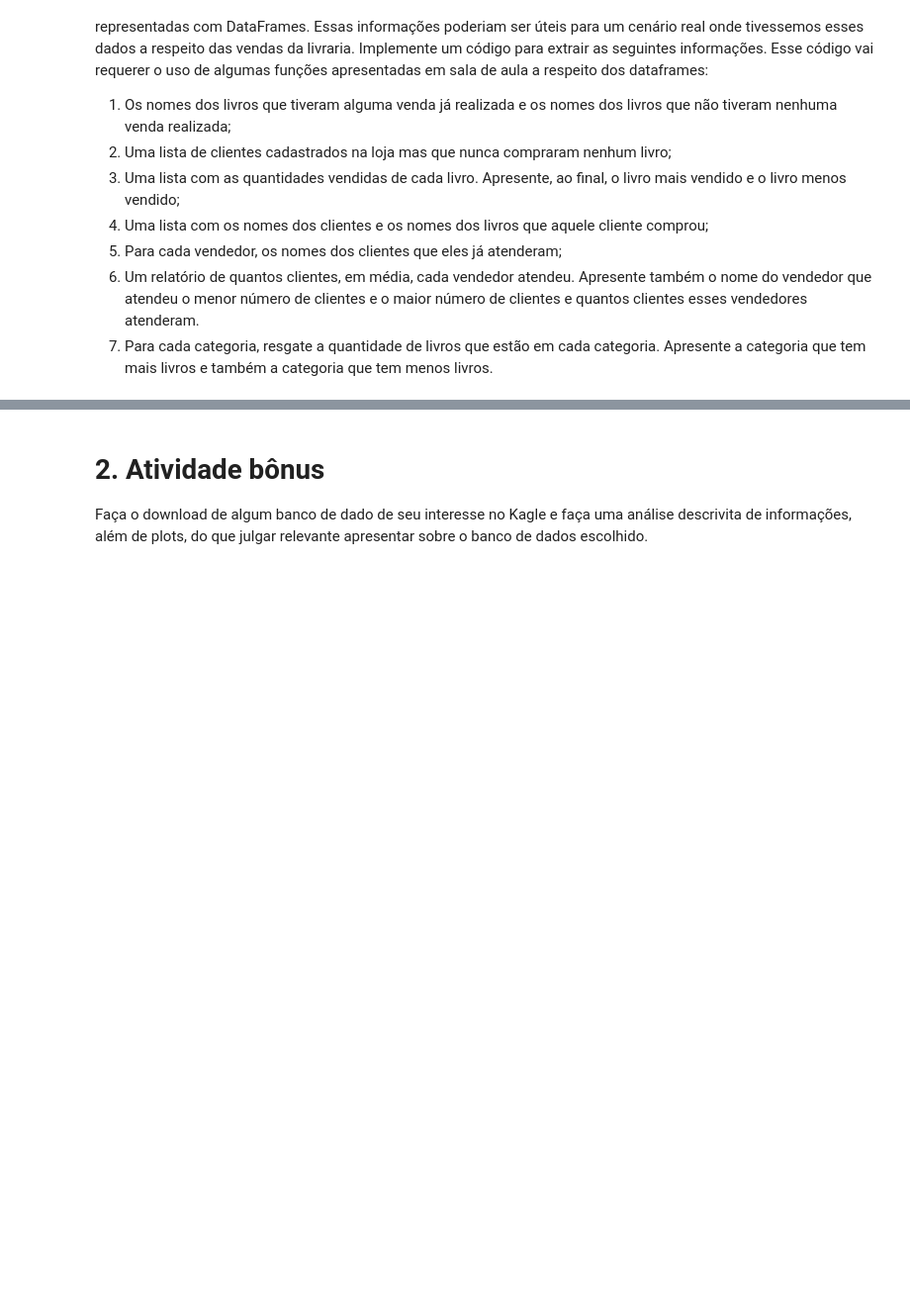
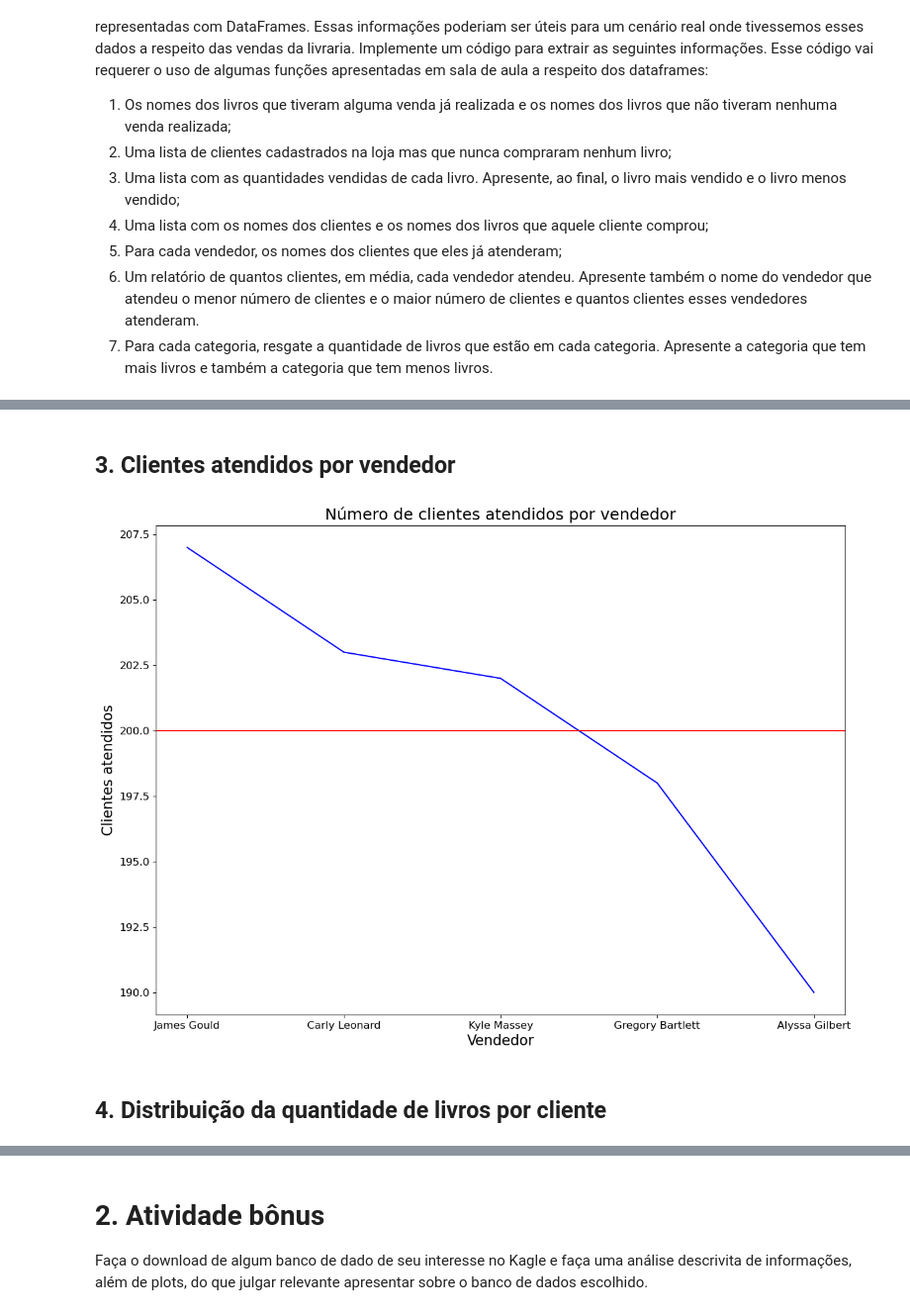
Before and after one commit to n3vrmr/data_studies, a Jupyter notebook: notebooks/1_python .ipynb, the cells around one changed output, grey strips where cells are left out. Shown: that part at 99% size. Drawn from its saved outputs; the diff is of its cells as text; code cells hidden in the pictures; blank space fills up the shorter version.

```diff
--- a/notebooks/1_python .ipynb
+++ b/notebooks/1_python .ipynb
@@ -267,0 +577,3 @@ Vamos supor que queiramos retirar um conjunto de informações a respeito dessas
+# %%
+clientes_por_vendedor = vendor_clients(copy_sales)
+clientes_por_vendedor
@@ -267,0 +589,20 @@ Vamos supor que queiramos retirar um conjunto de informações a respeito dessas
+# %%
+def vendor_clients_numbers(data):
+    nomes = []
+    n_clientes_atendidos = []
+    for name in data["nome_vendedor"]:
+        individual_df = data[data["nome_vendedor"] == name]
+        for e in range(0,len(individual_df)):
+            n_clients = len(list(individual_df["clientes_atendidos"])[e])
+        individual_df = individual_df.drop_duplicates("nome_vendedor")
+        if name not in nomes:
+            nomes.append(individual_df["nome_vendedor"].values[0])
+            n_clientes_atendidos.append(n_clients)
+    next_df = pd.DataFrame({"nome_vendedor":nomes,
+                            "n_clientes_atendidos":n_clientes_atendidos})
+    new_df = next_df.sort_values(by="n_clientes_atendidos", ignore_index=True,
+                                 ascending=False)
+    return new_df
+# %%
+qtde_clientes_por_vendedor = vendor_clients_numbers(clientes_por_vendedor)
+qtde_clientes_por_vendedor
@@ -294,0 +908,16 @@ Implemente os códigos que exibem os items a seguir:
+# %% [markdown]
+## 3. Clientes atendidos por vendedor
+# %%
+plt.figure(figsize=(14,10))
+ax = sns.lineplot(qtde_clientes_por_vendedor,x="nome_vendedor",
+                 y="n_clientes_atendidos",color="blue")
+ax.axes.set_title("Número de clientes atendidos por vendedor",fontsize=18)
+ax.set_xlabel("Vendedor",fontsize=16)
+ax.set_ylabel("Clientes atendidos",fontsize=16)
+ax.tick_params(labelsize=12)
+ax.axhline(y=200.0,color="red")
+plt.show()
+# %% [output]
+[figure, added]
+# %% [markdown]
+## 4. Distribuição da quantidade de livros por cliente
```
Also changed, not shown: parts of 67 cells of this notebook.
